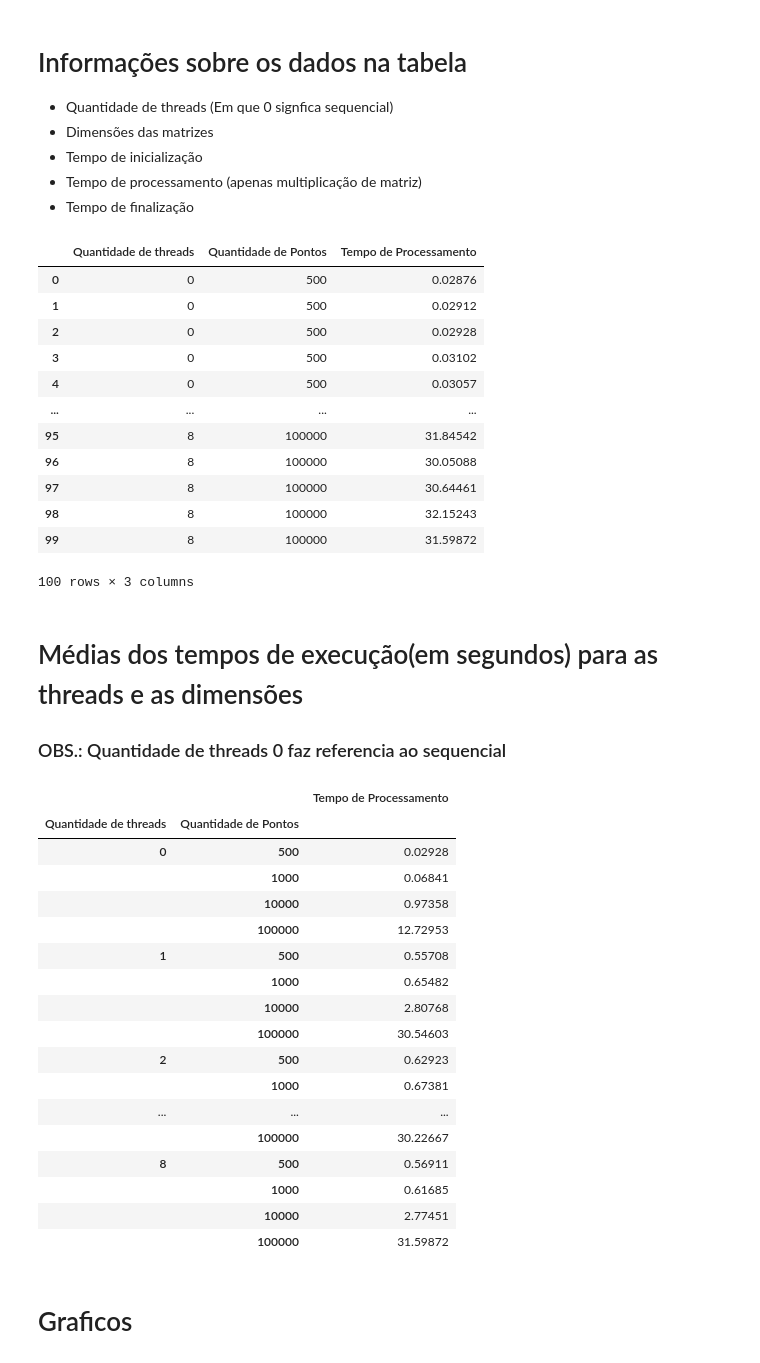
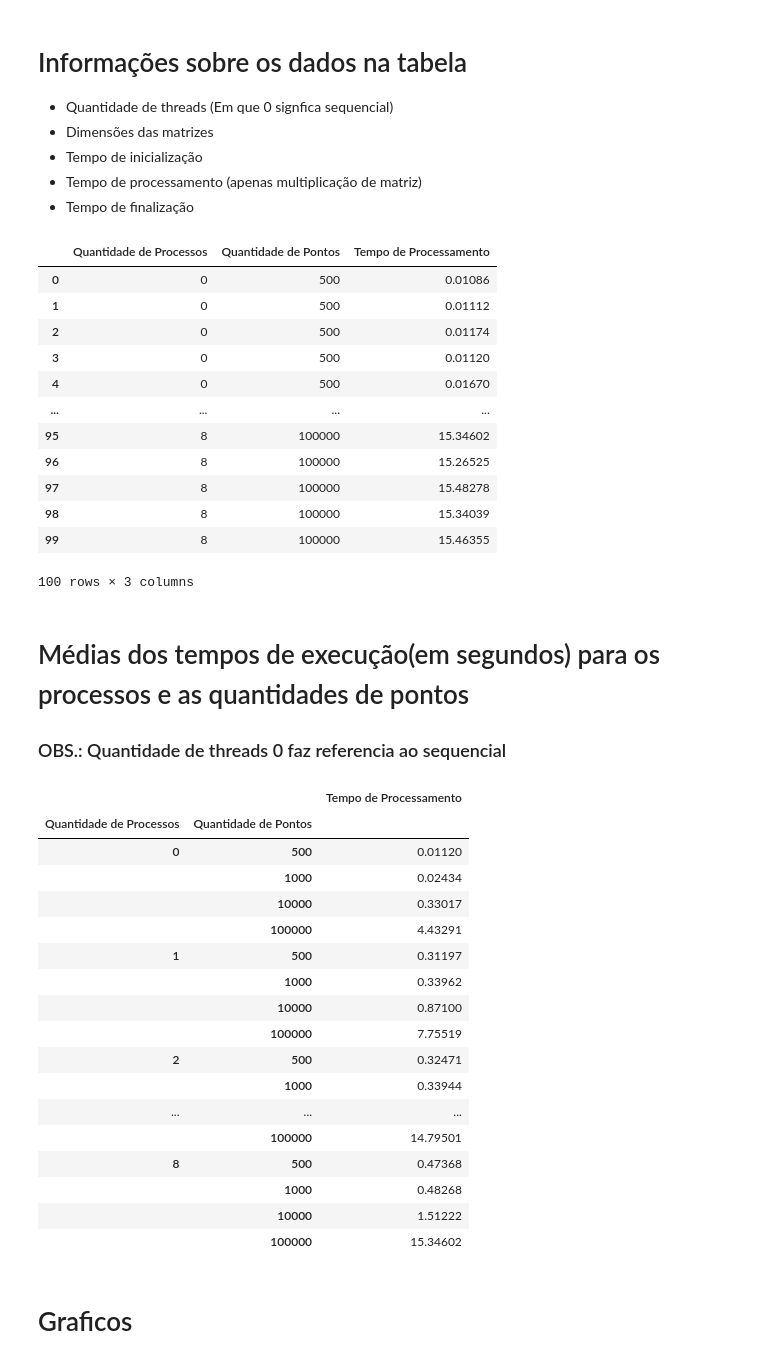
Before and after one commit to Igor-dJS/k-means_concorrente, a Jupyter notebook: logs/analise_log_execucao_kmeans.ipynb, the cells around one changed output. Cells and saved outputs as stored; diff of their text form; code cells hidden in the pictures.

```diff
--- a/logs/analise_log_execucao_kmeans.ipynb
+++ b/logs/analise_log_execucao_kmeans.ipynb
@@ -18,49 +18,48 @@ import matplotlib.pyplot as plt
 * Tempo de finalização
 # %%
 # Carrega o arquivo com tempos de execução
-# OBS/TODO: Ver de trocar termo "threads" por "processos"
-nomes_das_colunas = ['Quantidade de threads', 'Quantidade de Pontos', "Tempo de Processamento"]
-df = pd.read_csv("./log_execucao_kmeans.csv", header=None, names=nomes_das_colunas)
+nomes_das_colunas = ['Quantidade de Processos', 'Quantidade de Pontos', "Tempo de Processamento"]
+df = pd.read_csv("./log_execucao_kmeans_2_clusters_4_cols.csv", header=None, names=nomes_das_colunas)
 df
 # %% [output]
-|  | Quantidade de threads | Quantidade de Pontos | Tempo de Processamento |
-| 0 | 0 | 500 | 0.02876 |
-| 1 | 0 | 500 | 0.02912 |
-| 2 | 0 | 500 | 0.02928 |
-| 3 | 0 | 500 | 0.03102 |
-| 4 | 0 | 500 | 0.03057 |
+|  | Quantidade de Processos | Quantidade de Pontos | Tempo de Processamento |
+| 0 | 0 | 500 | 0.01086 |
+| 1 | 0 | 500 | 0.01112 |
+| 2 | 0 | 500 | 0.01174 |
+| 3 | 0 | 500 | 0.01120 |
+| 4 | 0 | 500 | 0.01670 |
 | ... | ... | ... | ... |
-| 95 | 8 | 100000 | 31.84542 |
-| 96 | 8 | 100000 | 30.05088 |
-| 97 | 8 | 100000 | 30.64461 |
-| 98 | 8 | 100000 | 32.15243 |
-| 99 | 8 | 100000 | 31.59872 |
+| 95 | 8 | 100000 | 15.34602 |
+| 96 | 8 | 100000 | 15.26525 |
+| 97 | 8 | 100000 | 15.48278 |
+| 98 | 8 | 100000 | 15.34039 |
+| 99 | 8 | 100000 | 15.46355 |
 100 rows × 3 columns
 # %% [markdown]
-# Médias dos tempos de execução(em segundos) para as threads e as dimensões
+# Médias dos tempos de execução(em segundos) para os processos e as quantidades de pontos
 ### OBS.: Quantidade de threads 0 faz referencia ao sequencial
 # %%
-df_medias = df.groupby(["Quantidade de threads", "Quantidade de Pontos"]).median()
+df_medias = df.groupby(["Quantidade de Processos", "Quantidade de Pontos"]).median()
 df_medias
 # %% [output]
 |  |  | Tempo de Processamento |
-| Quantidade de threads | Quantidade de Pontos |  |
-| 0 | 500 | 0.02928 |
-|  | 1000 | 0.06841 |
-|  | 10000 | 0.97358 |
-|  | 100000 | 12.72953 |
-| 1 | 500 | 0.55708 |
-|  | 1000 | 0.65482 |
-|  | 10000 | 2.80768 |
-|  | 100000 | 30.54603 |
-| 2 | 500 | 0.62923 |
-|  | 1000 | 0.67381 |
+| Quantidade de Processos | Quantidade de Pontos |  |
+| 0 | 500 | 0.01120 |
+|  | 1000 | 0.02434 |
+|  | 10000 | 0.33017 |
+|  | 100000 | 4.43291 |
+| 1 | 500 | 0.31197 |
+|  | 1000 | 0.33962 |
+|  | 10000 | 0.87100 |
+|  | 100000 | 7.75519 |
+| 2 | 500 | 0.32471 |
+|  | 1000 | 0.33944 |
 | ... | ... | ... |
-|  | 100000 | 30.22667 |
-| 8 | 500 | 0.56911 |
-|  | 1000 | 0.61685 |
-|  | 10000 | 2.77451 |
-|  | 100000 | 31.59872 |
+|  | 100000 | 14.79501 |
+| 8 | 500 | 0.47368 |
+|  | 1000 | 0.48268 |
+|  | 10000 | 1.51222 |
+|  | 100000 | 15.34602 |
 # %% [markdown]
 # Graficos
 # %% [markdown]
```
Also changed, not shown: parts of 3 cells of this notebook, 8 other files.
